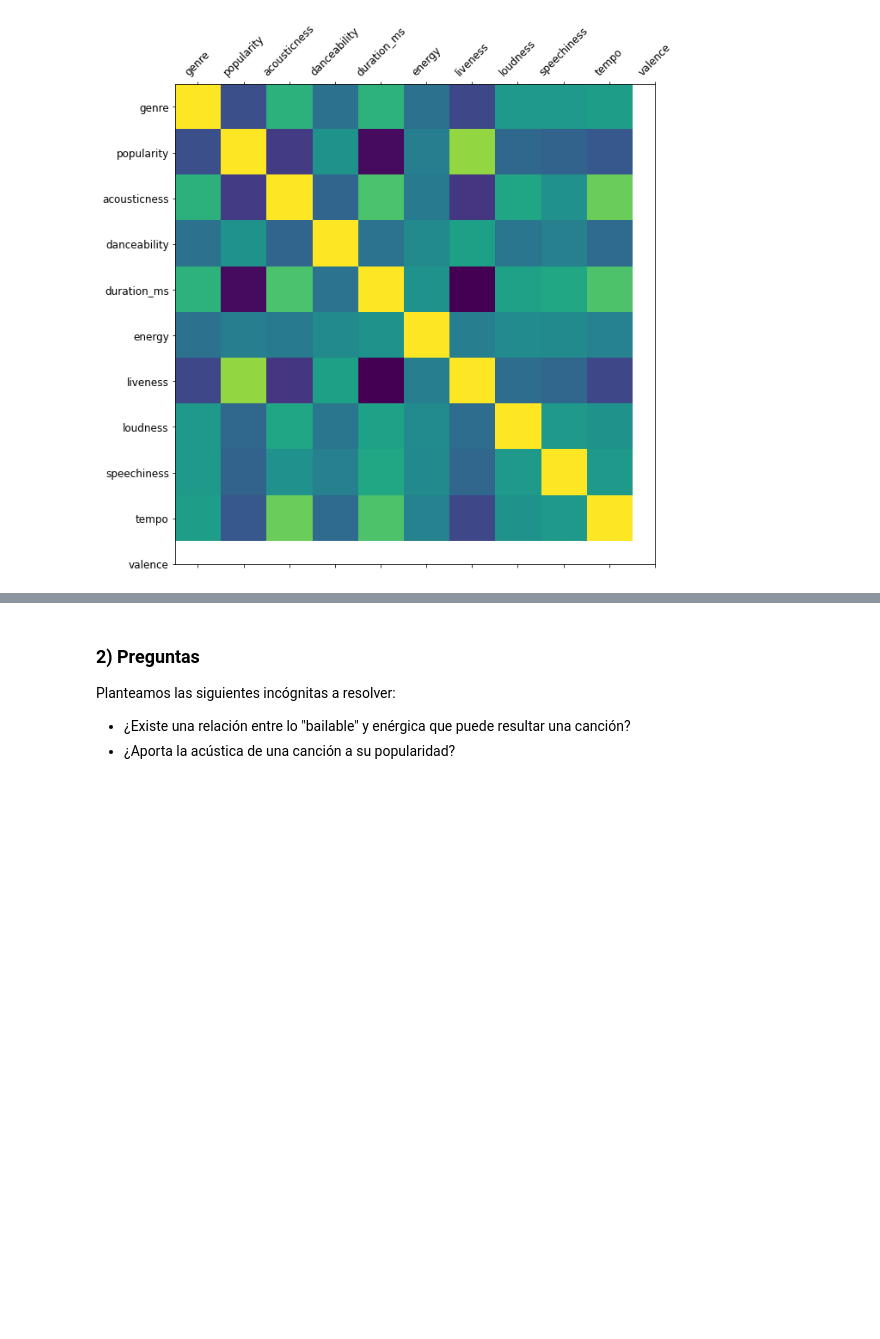
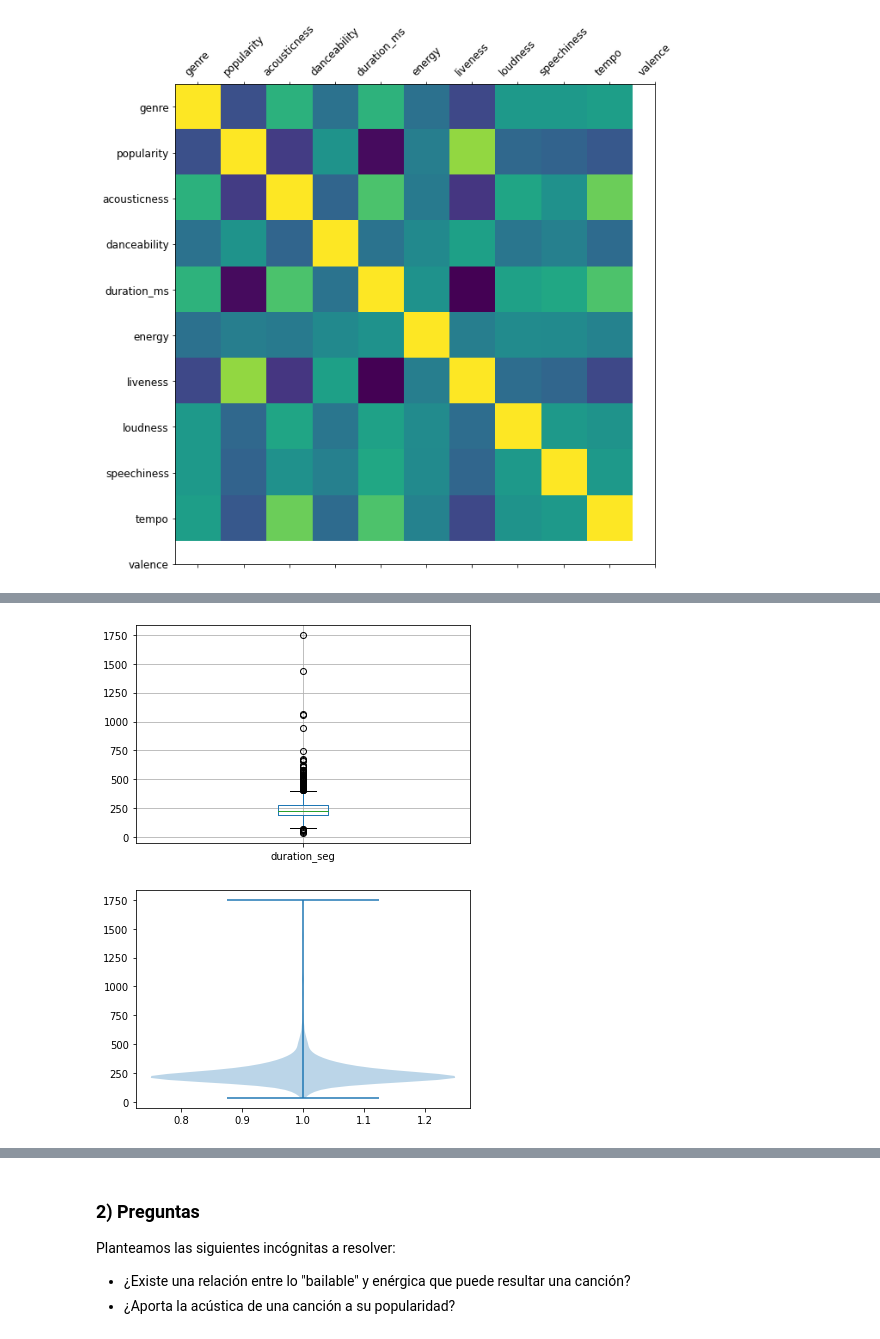
Before and after one commit to Jonathan-R0/TP1-OrganizacionDeDatos, a Jupyter notebook: src/Parte2.ipynb, the cells around one changed output, grey strips where cells are left out. Saved outputs shown, nothing was run; the diff lists cells and outputs as text; code cells hidden in the pictures; blank space fills up the shorter version.

```diff
--- a/src/Parte2.ipynb
+++ b/src/Parte2.ipynb
@@ -335,0 +341,4 @@ plt.show()
+# %%
+durations = df[["duration_ms"]]
+durations["duration_seg"] = durations["duration_ms"] / 1000
+durations
@@ -335,0 +364,11 @@ plt.show()
+# %%
+durations.boxplot(column=["duration_seg"])
+
+fig, axes = plt.subplots()
+
+axes.violinplot(dataset = [durations["duration_seg"]] )
+
+plt.show()
+# %% [output]
+[figure, added]
+[figure, added]
```
Also changed, not shown: parts of 6 cells of this notebook.
